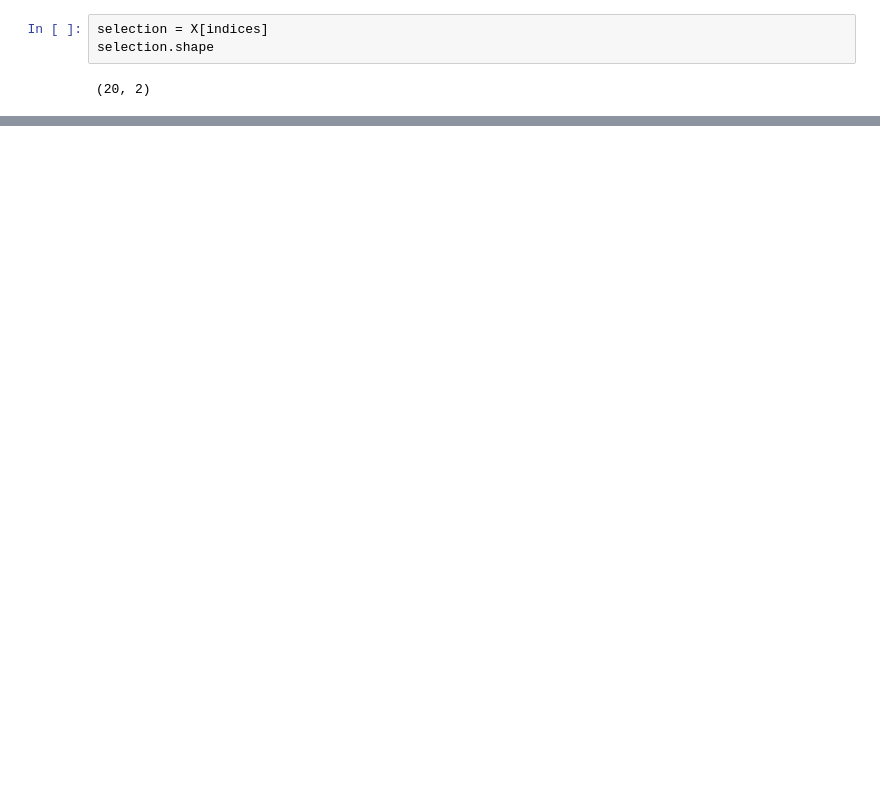
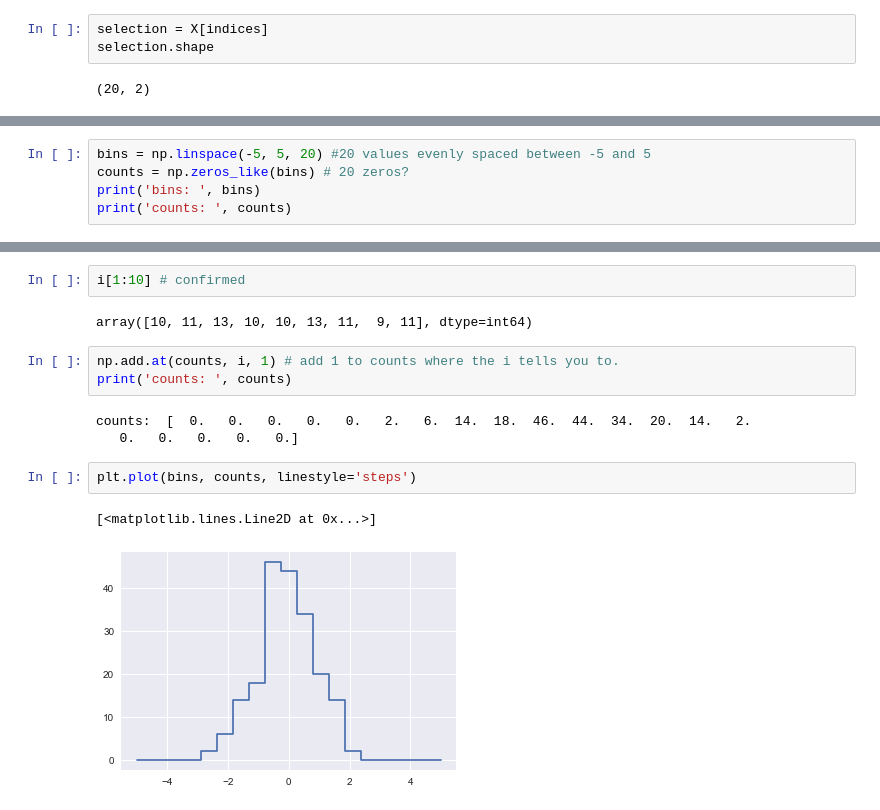
Before and after one commit to mbarbaro/PythonDataScienceHandbook, a Jupyter notebook: notebooks/02.07-#Notes-Fancy-Indexing-Notes.ipynb, the cells around one changed output, grey strips where cells are left out. Cells and saved outputs as stored; diff of their text form; blank space fills up the shorter version.

```diff
--- a/notebooks/02.07-#Notes-Fancy-Indexing-Notes.ipynb
+++ b/notebooks/02.07-#Notes-Fancy-Indexing-Notes.ipynb
@@ -135,0 +164,5 @@ plt.scatter(selection[:, 0], selection[:, 1],
+# %%
+bins = np.linspace(-5, 5, 20) #20 values evenly spaced between -5 and 5
+counts = np.zeros_like(bins) # 20 zeros?
+print('bins: ', bins)
+print('counts: ', counts)
@@ -135,0 +181,15 @@ plt.scatter(selection[:, 0], selection[:, 1],
+# %%
+i[1:10] # confirmed
+# %% [output]
+array([10, 11, 13, 10, 10, 13, 11,  9, 11], dtype=int64)
+# %%
+np.add.at(counts, i, 1) # add 1 to counts where the i tells you to.
+print('counts: ', counts)
+# %% [output]
+counts:  [  0.   0.   0.   0.   0.   2.   6.  14.  18.  46.  44.  34.  20.  14.   2.
+   0.   0.   0.   0.   0.]
+# %%
+plt.plot(bins, counts, linestyle='steps')
+# %% [output]
+[<matplotlib.lines.Line2D at 0x...>]
+[figure, added]
```
Also changed, not shown: parts of 22 cells of this notebook.
